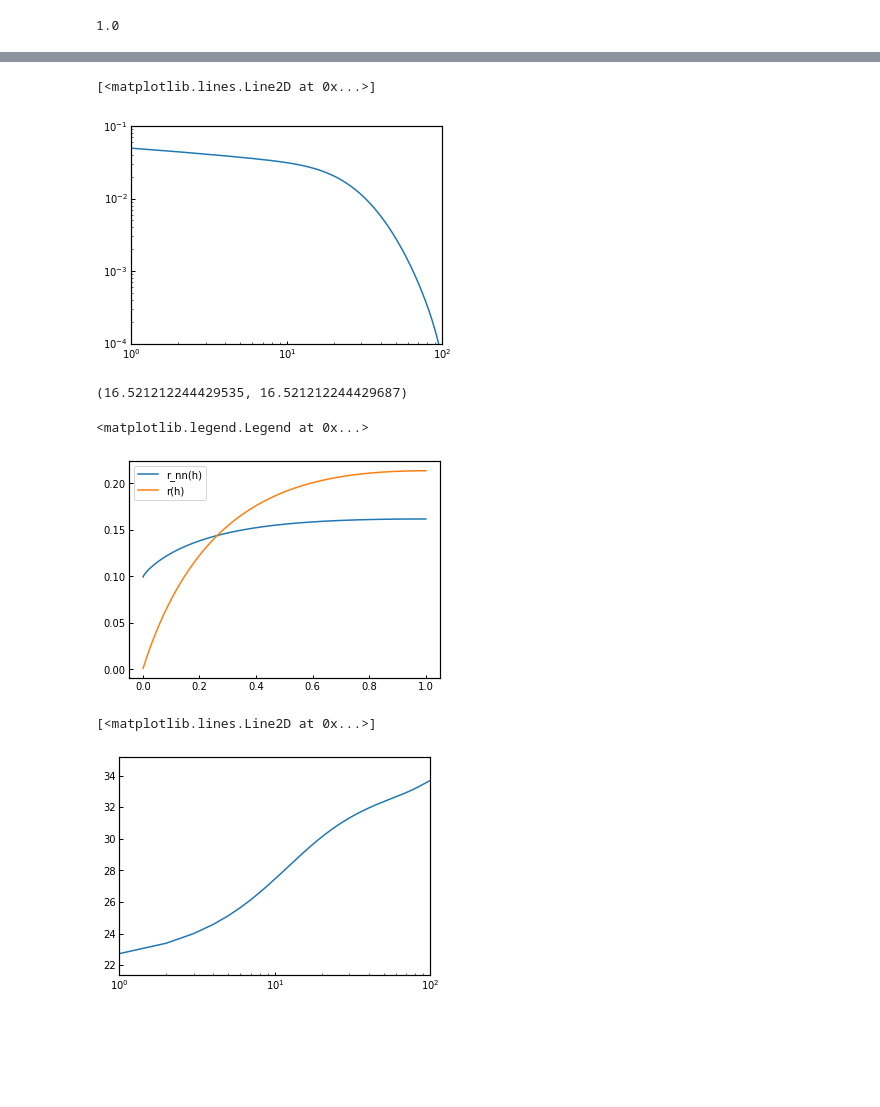
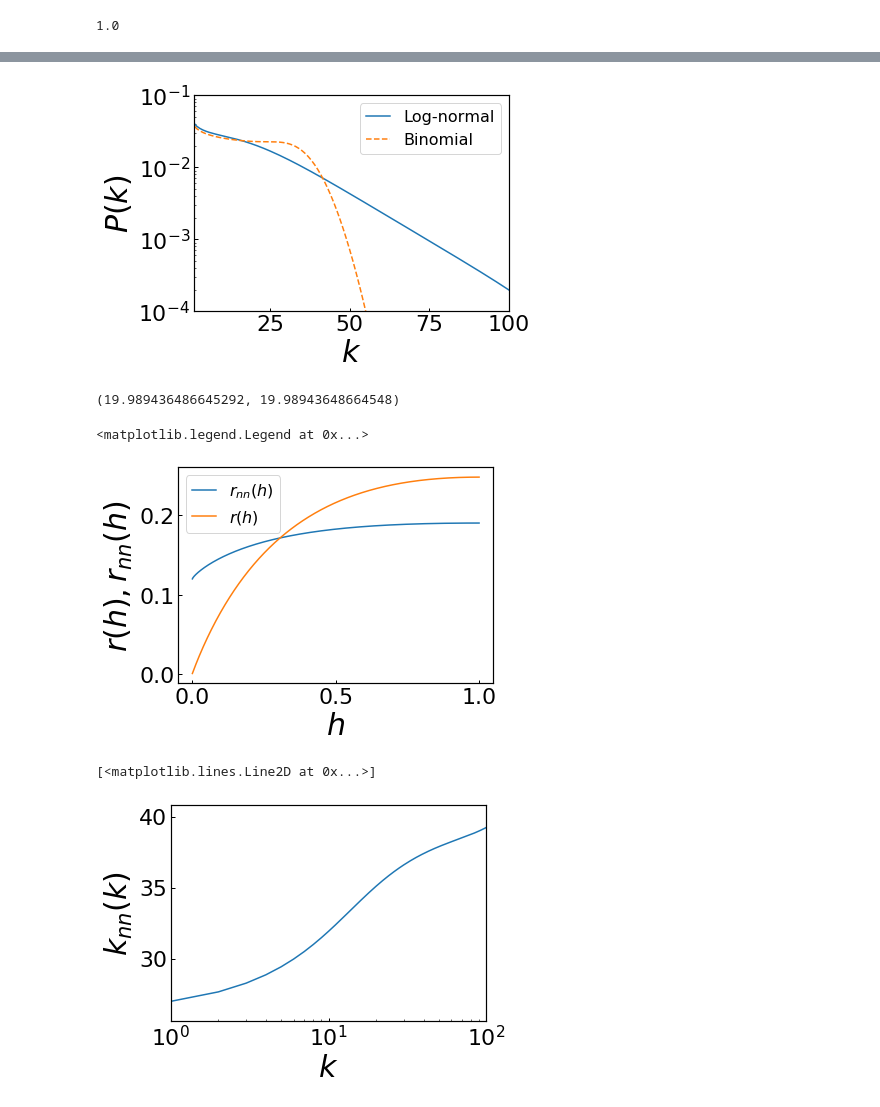
Before and after one commit to yohm/sim_sampling_analysis, a Jupyter notebook: _Appendix_OrgnetDependencyLognormal.ipynb, the cells around one changed output, grey strips where cells are left out. Saved outputs shown, nothing was run; the diff lists cells and outputs as text; code cells hidden in the pictures; blank space fills up the shorter version.

```diff
--- a/_Appendix_OrgnetDependencyLognormal.ipynb
+++ b/_Appendix_OrgnetDependencyLognormal.ipynb
@@ -37,17 +45,20 @@ def _log_normal_p_kappa(kappa, mu, sigma):
     pdf = (np.exp(-(np.log(kappa) - np.log(mu))**2 / (2 * sigma**2)) / (kappa * sigma * np.sqrt(2 * np.pi)))
     return pdf / np.sum(pdf)
 
-P_kappa = _p_kappa(kappa)
-plt.plot(kappa,P_kappa, label="Binomial dist.")
+
 #P_kappa = _power_law_p_kappa(kappa, -2)
 P_kappa = _log_normal_p_kappa(kappa, 150, 0.5)
 plt.xscale("linear")
 plt.yscale("linear")
+plt.xlim((0,300))
 plt.xlabel(r"$k$")
 plt.ylabel(r"$P(k)$")
-plt.plot(kappa,P_kappa, label="Log-normal dist.")
+plt.plot(kappa,P_kappa, '-', label="Log-normal")
+binom_P_kappa = _p_kappa(kappa)
+plt.plot(kappa,binom_P_kappa, '--', label="Binomial")
 plt.legend()
-plt.savefig("binom_lognormal_pkappa.pdf")
+if savefig:
+    plt.savefig("binom_lognormal_pkappa.pdf")
 kappa_mean = np.sum(kappa*P_kappa)
 kappa_mean
 # %% [output]
@@ -106,7 +117,10 @@ def _rho_average_control(h, r, alpha=1.0, r_bar=0.2):
         if abs(r_bar_c - r_bar) < 0.001:
             return (x_0, _rho(h, alpha, x_0))
 
-#rho = _rho(h)
-x_0, rho = _rho_average_control(h, r, alpha=0.8, r_bar=0.1)
+rho = _rho(h)
+# x_0, rho = _rho_average_control(h, r, alpha=0.8, r_bar=0.1)
+
+plt.xlabel(r"$h$")
+plt.ylabel(r"$\rho(h)$")
 plt.plot(h, rho)
 # %% [output]
@@ -185,7 +187,7 @@ class NodalSampling:
     def P_k(self):
         if self.results["P_k"] is not None:
             return self.results["P_k"]
-        _g = g * self.rho_h.reshape([1,self.nh,1]) * self.P_kappa.reshape([1,1,self.nkappa])
+        _g = self.g() * self.rho_h.reshape([1,self.nh,1]) * self.P_kappa.reshape([1,1,self.nkappa])
         self.results["P_k"]
         self.results["P_k"] = np.sum(_g, axis=(1,2)) * self.dh
         return self.results["P_k"]
@@ -255,7 +257,7 @@ class NodalSampling:
         Pk = self.P_k()
         Pk_ = Pk[ Pk > 0 ]
         Pk_ = Pk_.reshape( [Pk_.shape[0],1,1,] )
-        _g = g[Pk > 0,:,:]
+        _g = self.g()[Pk > 0,:,:]
         rho_h_ = self.rho_h.reshape( [1,self.nh,1] )
         p_kappa_ = self.P_kappa.reshape( [1,1,self.nkappa] )
         self.results["g_star"] = _g / Pk_ * rho_h_ * p_kappa_
@@ -263,6 +265,8 @@ class NodalSampling:
 
 
 sampling = NodalSampling(h=h, kappa=kappa, rho_h=rho, P_kappa=P_kappa, r=r)
+plt.xlabel(r"$h$")
+plt.ylabel(r"$\bar{r}(h)$")
 plt.plot(h, sampling.r_bar_h())
 print(sampling.r_bar())
 # %% [output]
@@ -270,0 +275,11 @@ print(sampling.r_bar())
+# %%
+sampling_binom = NodalSampling(h=h, kappa=kappa, rho_h=rho, P_kappa=binom_P_kappa, r=r)
+plt.xlabel(r"$h$")
+plt.ylabel(r"$\bar{r}(h)$")
+plt.xscale("linear")
+plt.yscale("log")
+plt.xlim(1e0,1e2)
+plt.ylim(1.0e-4,1.0e-1)
+plt.xlabel(r"$k$")
+plt.ylabel(r"$P(k)$")
+plt.plot( sampling_binom.k, sampling_binom.P_k() )
@@ -279,35 +297,44 @@ plt.plot(sampling.k, g[:,300,150])
 # %%
-plt.xscale("log")
+plt.xscale("linear")
 plt.yscale("log")
 plt.xlim(1e0,1e2)
 plt.ylim(1.0e-4,1.0e-1)
-plt.plot( sampling.k, sampling.P_k() )
+plt.xlabel(r"$k$")
+plt.ylabel(r"$P(k)$")
+plt.plot( sampling.k, sampling.P_k(), '-', label="Log-normal" )
+plt.plot( sampling_binom.k, sampling_binom.P_k(), '--', label="Binomial" )
+plt.legend()
+if savefig:
+    plt.savefig("binom_lognormal_pk.pdf")
 # %% [output]
-[<matplotlib.lines.Line2D at 0x...>]
-[figure, old version]
+[figure, new version]
 # %%
 # kappa_mean
 (sampling.r_bar() * np.sum(kappa*P_kappa), np.sum(sampling.P_k()*sampling.k) )
 # %% [output]
-(16.521212244429535, 16.521212244429687)
+(19.989436486645292, 19.98943648664548)
 # %%
-plt.plot(h, sampling.r_nn_h(), label="r_nn(h)")
-plt.plot(h, sampling.r_bar_h(), label="r(h)")
+plt.plot(h, sampling.r_nn_h(), label=r"$r_{nn}(h)$")
+plt.plot(h, sampling.r_bar_h(), label=r"$r(h)$")
+plt.xlabel(r"$h$")
+plt.ylabel(r"$r(h),r_{nn}(h)$")
 plt.legend()
 # %% [output]
 <matplotlib.legend.Legend at 0x...>
-[figure, old version]
+[figure, new version]
 # %%
 kappa_mean = np.sum(kappa * P_kappa)
 kappa2_mean = np.sum(kappa**2 * P_kappa)
 kappa_nn = np.full(kappa.shape, kappa2_mean/kappa_mean)
 k_nn = sampling.k_nn_k(kappa_nn)
 plt.xscale("log")
+plt.xlabel(r"$k$")
+plt.ylabel(r"$k_{nn}(k)$")
 plt.xlim(1.0e0, 1.0e2)
 plt.plot(sampling.k[sampling.P_k()>0], k_nn)
 # %% [output]
 [<matplotlib.lines.Line2D at 0x...>]
-[figure, old version]
+[figure, new version]
 # %%
 kappa_mean = np.sum(kappa * P_kappa)
 kappa2_mean = np.sum(kappa**2 * P_kappa)
```
Also changed, not shown: parts of 15 cells of this notebook.
